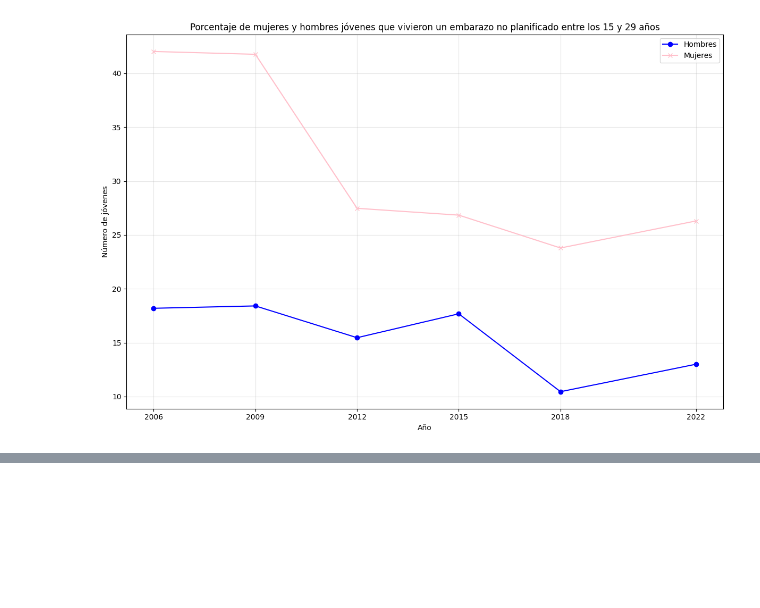
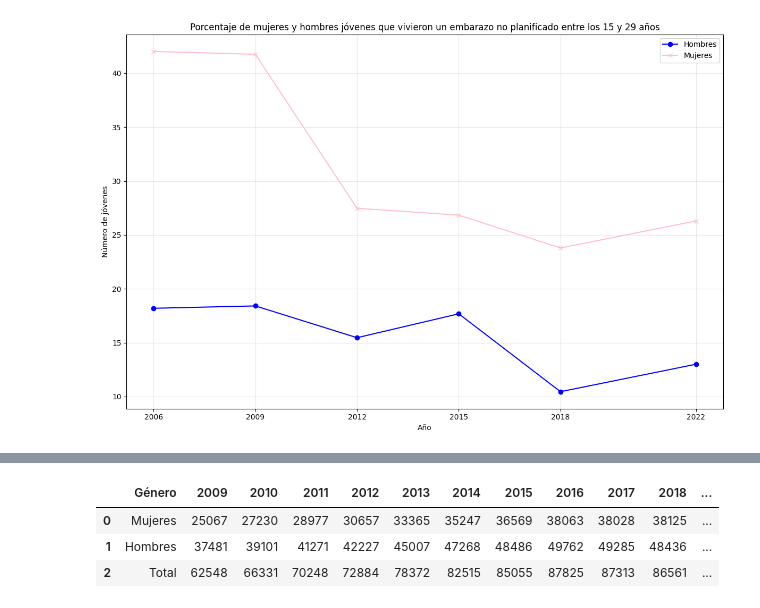
Before and after one commit to Kilpura/ProyectoCIenciaDatos, a Jupyter notebook: borradores_creados_por_integrantes/archivos.ipynb, the cells around one changed output, grey strips where cells are left out. Saved outputs shown, nothing was run; the diff lists cells and outputs as text; code cells hidden in the pictures; blank space fills up the shorter version.

```diff
--- a/borradores_creados_por_integrantes/archivos.ipynb
+++ b/borradores_creados_por_integrantes/archivos.ipynb
@@ -248,0 +308,7 @@ plt.show()
+# %%
+df_academica
+# %% [output]
+|  | Género | 2009 | 2010 | 2011 | 2012 | 2013 | 2014 | 2015 | 2016 | 2017 | 2018 | ... |
+| 0 | Mujeres | 25067 | 27230 | 28977 | 30657 | 33365 | 35247 | 36569 | 38063 | 38028 | 38125 | ... |
+| 1 | Hombres | 37481 | 39101 | 41271 | 42227 | 45007 | 47268 | 48486 | 49762 | 49285 | 48436 | ... |
+| 2 | Total | 62548 | 66331 | 70248 | 72884 | 78372 | 82515 | 85055 | 87825 | 87313 | 86561 | ... |
```
Also changed, not shown: parts of 5 cells of this notebook, 1 other file.
